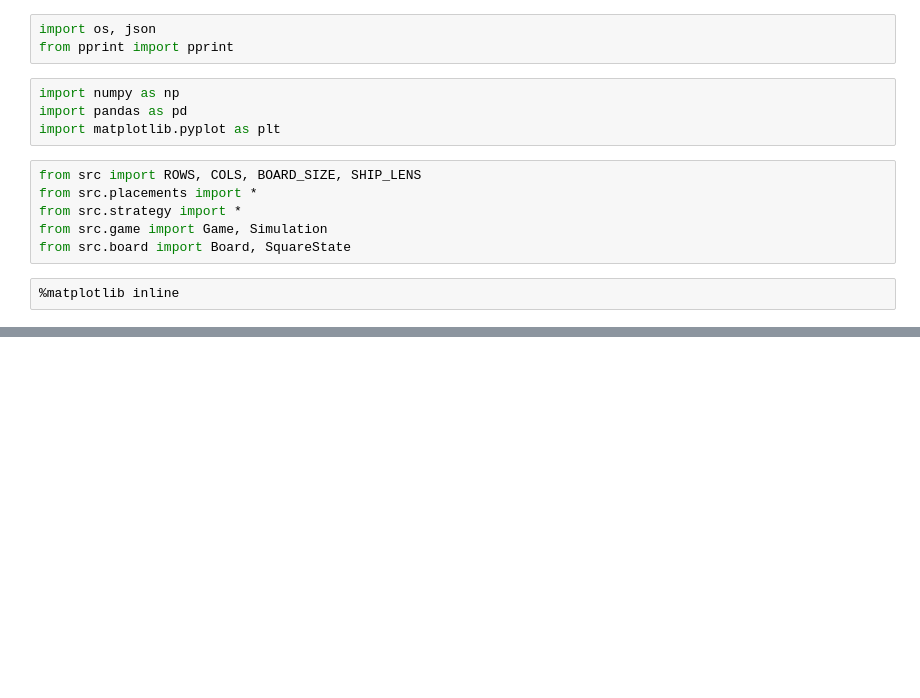
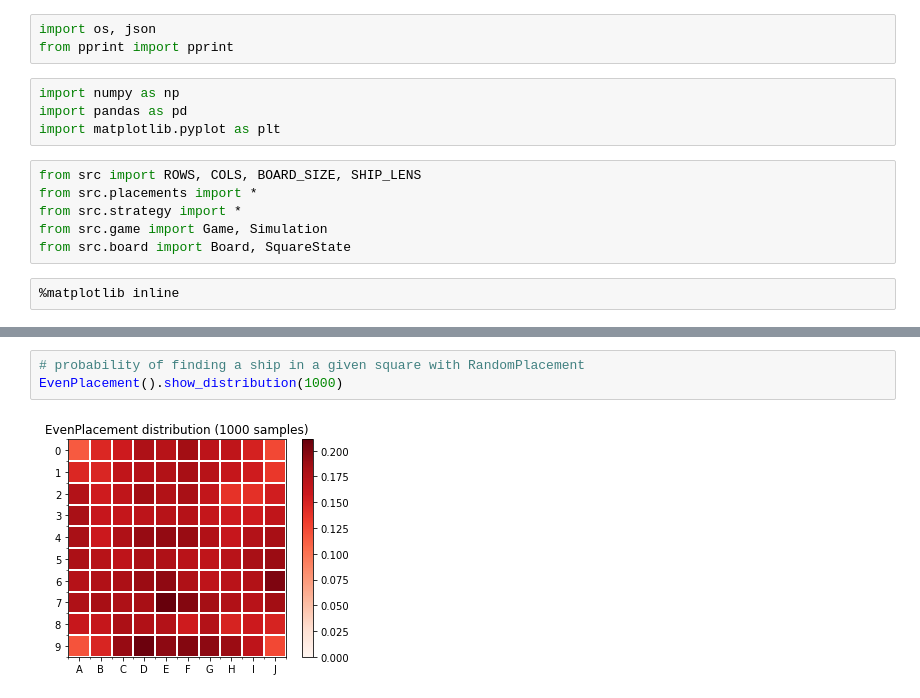
Before and after one commit to John-AM-Rivera/481-BattleShip, a Jupyter notebook: demos.ipynb, the cells around one changed output, grey strips where cells are left out. Cells and saved outputs as stored; diff of their text form; blank space fills up the shorter version.

```diff
--- a/demos.ipynb
+++ b/demos.ipynb
@@ -20,0 +25,5 @@ RandomPlacement.show_distribution(1000)
+# %%
+# probability of finding a ship in a given square with RandomPlacement
+EvenPlacement().show_distribution(1000)
+# %% [output]
+[figure, added]
```
Also changed, not shown: parts of 25 cells of this notebook, 5 other files.
